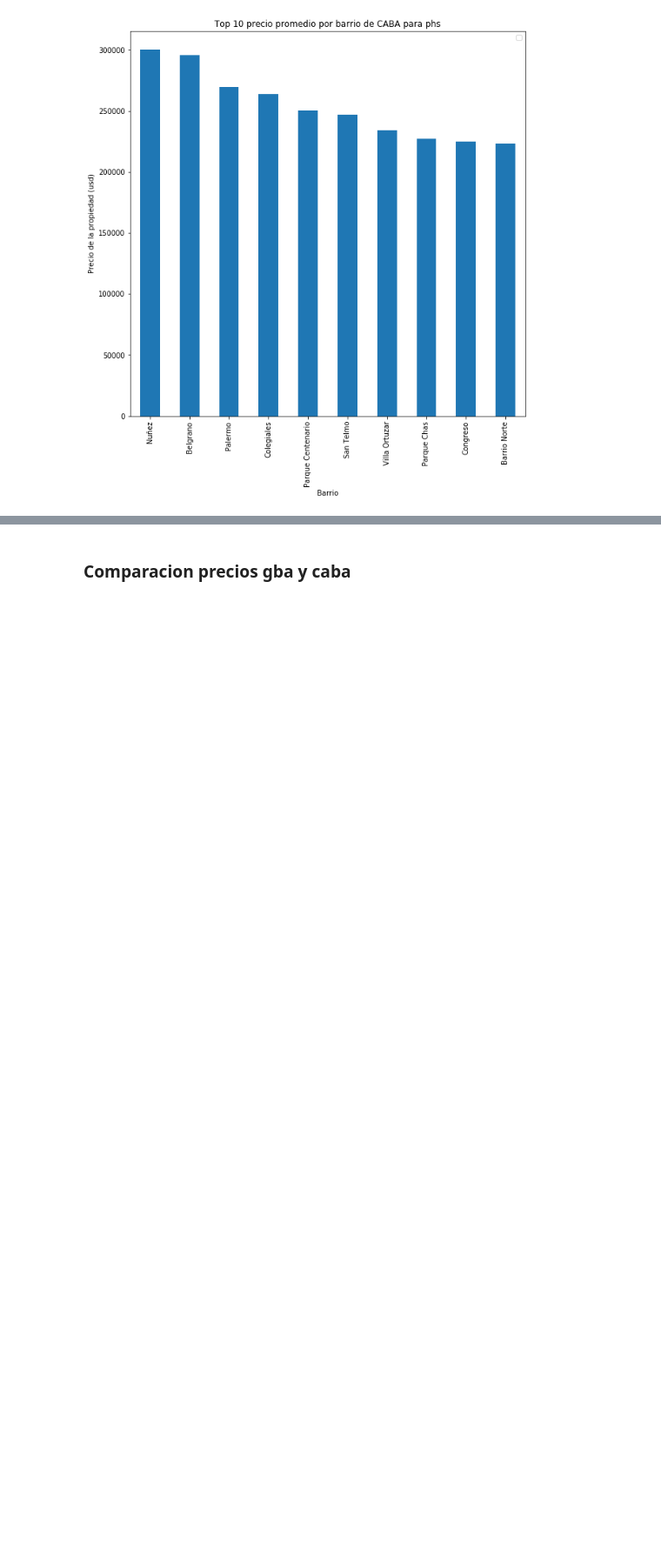
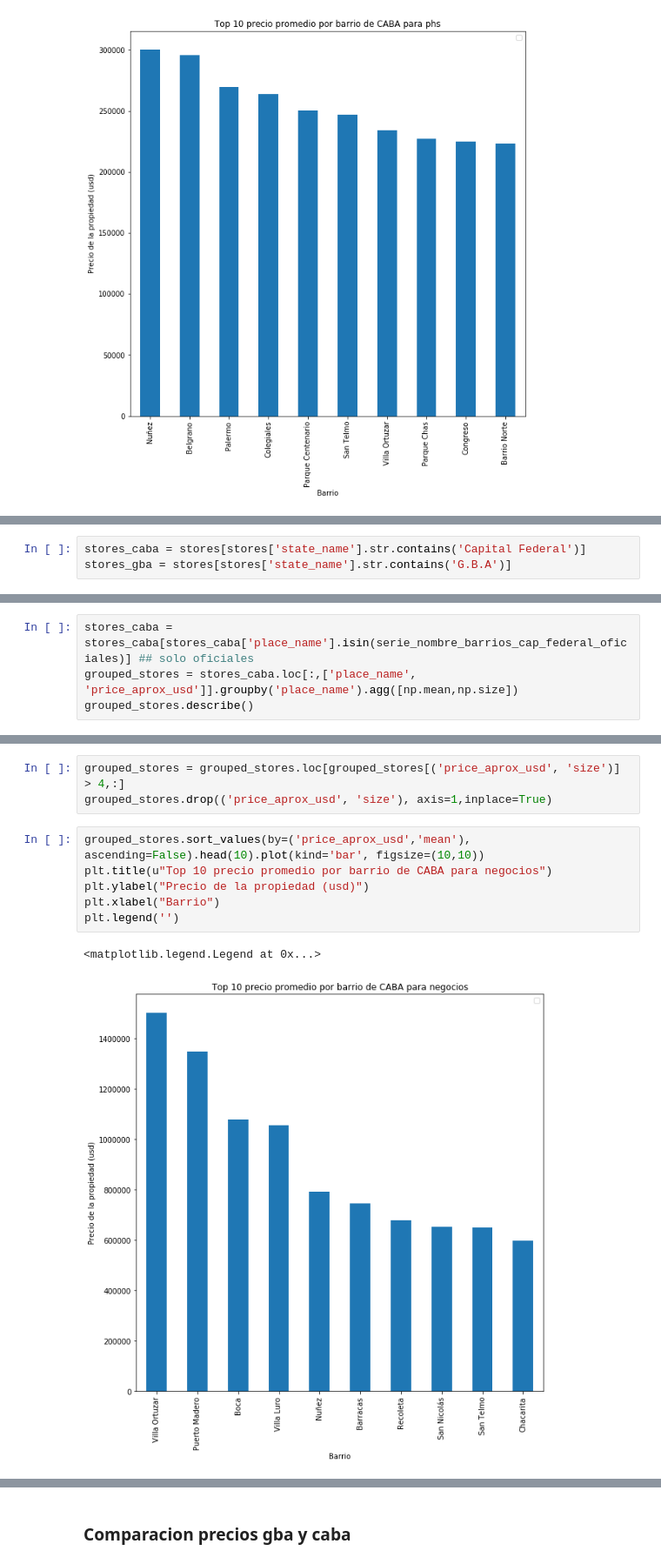
Before and after one commit to LucianoGiannotti/ProperatiDatosTP, a Jupyter notebook: Depuracion de datos.ipynb, the cells around one changed output, grey strips where cells are left out. Shown at 87% size. Saved outputs shown, nothing was run; the diff lists cells and outputs as text; blank space fills up the shorter version.

```diff
--- a/Depuracion de datos.ipynb
+++ b/Depuracion de datos.ipynb
@@ -650,0 +675,3 @@ plt.legend('')
+# %%
+stores_caba = stores[stores['state_name'].str.contains('Capital Federal')]
+stores_gba = stores[stores['state_name'].str.contains('G.B.A')]
@@ -650,0 +680,4 @@ plt.legend('')
+# %%
+stores_caba = stores_caba[stores_caba['place_name'].isin(serie_nombre_barrios_cap_federal_oficiales)] ## solo oficiales
+grouped_stores = stores_caba.loc[:,['place_name', 'price_aprox_usd']].groupby('place_name').agg([np.mean,np.size])
+grouped_stores.describe()
@@ -650,0 +714,12 @@ plt.legend('')
+# %%
+grouped_stores = grouped_stores.loc[grouped_stores[('price_aprox_usd', 'size')] > 4,:]
+grouped_stores.drop(('price_aprox_usd', 'size'), axis=1,inplace=True)
+# %%
+grouped_stores.sort_values(by=('price_aprox_usd','mean'), ascending=False).head(10).plot(kind='bar', figsize=(10,10))
+plt.title(u"Top 10 precio promedio por barrio de CABA para negocios")
+plt.ylabel("Precio de la propiedad (usd)")
+plt.xlabel("Barrio")
+plt.legend('')
+# %% [output]
+<matplotlib.legend.Legend at 0x...>
+[figure, added]
```
Also changed, not shown: parts of 25 cells of this notebook.
